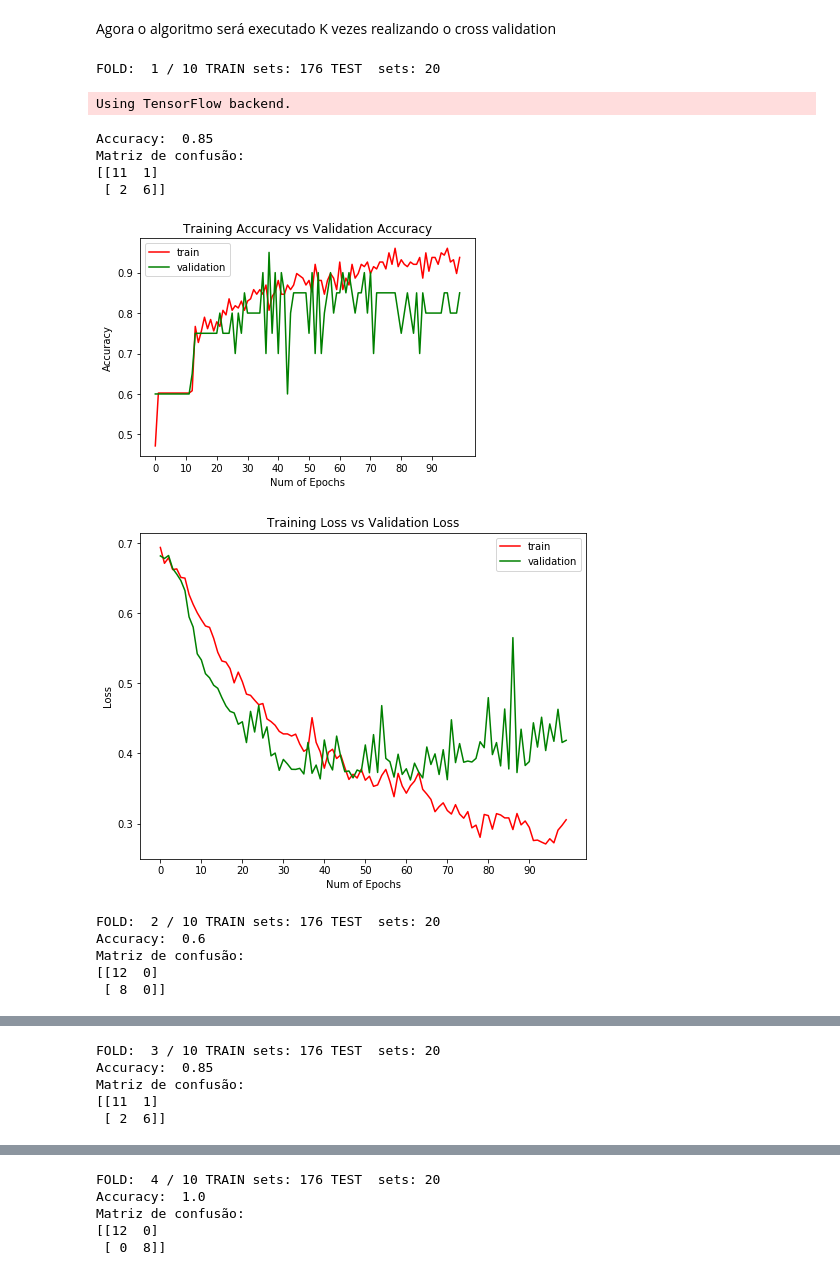
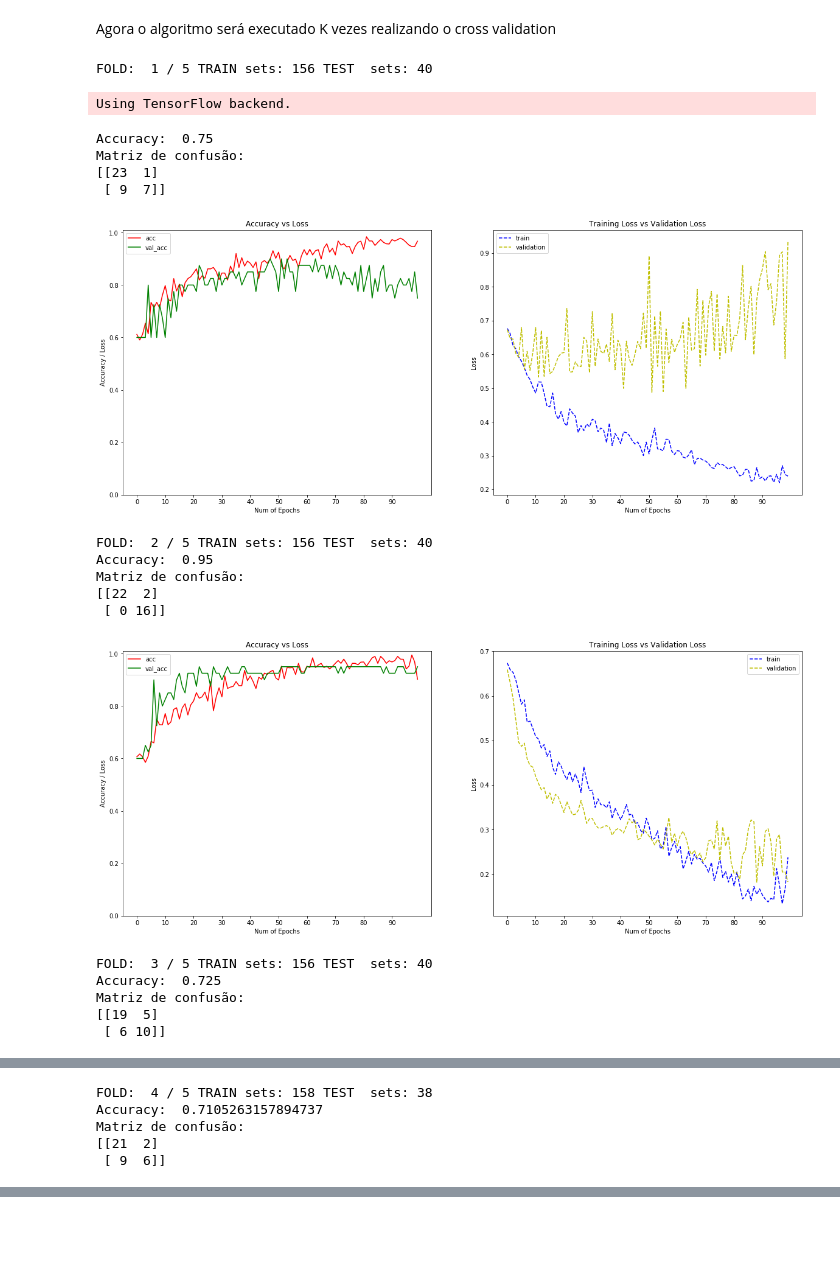
Before and after one commit to rafaelsdellama/StratifiedKFold-in-CNN-model, a Jupyter notebook: Cross validation.ipynb, the cells around one changed output, grey strips where cells are left out. Cells and saved outputs as stored; diff of their text form; code cells hidden in the pictures; blank space fills up the shorter version.

```diff
--- a/Cross validation.ipynb
+++ b/Cross validation.ipynb
@@ -76,23 +81,27 @@ def create_ImageDataGenerators(X_train, y_train, X_test, y_test):
 def plot_graphs(cnn):
     import matplotlib.pyplot as plt
     %matplotlib inline
+    plt.figure().set_size_inches(20, 8)
 
     # Accuracy vs Validation Accuracy
-    plt.figure(0)
+    plt.subplot(1, 2, 1)
+    #plt.figure(0)
     plt.plot(cnn.history['acc'],'r')
     plt.plot(cnn.history['val_acc'],'g')
     plt.xticks(np.arange(0, epochs, 10))
     plt.rcParams['figure.figsize'] = (8, 6)
     plt.xlabel("Num of Epochs")
-    plt.ylabel("Accuracy")
-    plt.title("Training Accuracy vs Validation Accuracy")
-    plt.legend(['train','validation'])
-    plt.show()
+    plt.ylabel("Accuracy / Loss")
+    plt.title("Accuracy vs Loss")
+    plt.legend(['acc','val_acc'])
+    plt.ylim(0, 1.01)
+    #plt.show()
 
     # Loss vs Validation Loss
-    plt.figure(1)
-    plt.plot(cnn.history['loss'],'r')
-    plt.plot(cnn.history['val_loss'],'g')
+    plt.subplot(1, 2, 2)
+    #plt.figure(1)
+    plt.plot(cnn.history['loss'],'b', linestyle = '--')
+    plt.plot(cnn.history['val_loss'],'y', linestyle = '--')
     plt.xticks(np.arange(0, epochs, 10))
     plt.rcParams['figure.figsize'] = (8, 6)
     plt.xlabel("Num of Epochs")
@@ -111,13 +120,13 @@ img_chanels = 3
 train_data_dir = 'dataset_personagens/training_set'
 validation_data_dir = 'dataset_personagens/test_set'
 
-nb_train_samples = 176
-nb_validation_samples = 100
+nb_train_samples = 196
+nb_validation_samples = 73
 
 epochs = 100
 batch_size = 32
 
-K = 10 # número de folds do cross validation
+K = 5 # número de folds do cross validation
 
 input_shape = (img_width, img_height, img_chanels)   # (img_width, img_height, n_chanel)
 # %% [markdown]
@@ -127,4 +136,4 @@ import numpy as np
 # %% [markdown]
 ### Leitura dos dados
 # %%
-X_treinamento, y_treinamento = read_images_from_directory(train_data_dir, input_shape)
+X_treinamento, y_treinamento, _ = read_images_from_directory(train_data_dir, input_shape)
@@ -198,43 +203,48 @@ for train_index, test_index in skf.split(X_treinamento, y_treinamento):
     y_train, y_test = y_treinamento[train_index], y_treinamento[test_index]
 
     base_treinamento, base_teste = create_ImageDataGenerators(X_train, y_train, X_test, y_test)
 
     classificador = create_network()
     classificador.compile(optimizer = 'adam', loss = 'binary_crossentropy', metrics = ['accuracy'])
 
-    cnn = classificador.fit_generator(base_treinamento, steps_per_epoch = nb_train_samples / batch_size,
+    cnn = classificador.fit_generator(base_treinamento, steps_per_epoch = nb_train_samples // batch_size,
                                 epochs = epochs, validation_data = base_teste,
-                                validation_steps = nb_validation_samples / batch_size, verbose = 0)
+                                validation_steps = nb_validation_samples // batch_size, verbose = 0)
 
     # CLassifica os dados que foram separados para o teste final do modelo.
     previsoes = classificador.predict(X_test)
     previsoes = (previsoes > 0.5) # Se a saida for > 0.5 -> classe 1 senão classe 0
 
     from sklearn.metrics import confusion_matrix, accuracy_score
     accuracy = accuracy_score(y_test, previsoes)
     matriz = confusion_matrix(y_test, previsoes)
 
     print('Accuracy: ', accuracy)
     print('Matriz de confusão:')
     print(matriz)
 
     resultados.append(accuracy)
     plot_graphs(cnn)
 
 
     #precisao = classificador.evaluate(X_test, y_test)
     #resultados.append(precisao[1])
 # %% [output]
-FOLD:  1 / 10 TRAIN sets: 176 TEST  sets: 20
+FOLD:  1 / 5 TRAIN sets: 156 TEST  sets: 40
 Using TensorFlow backend.
-Accuracy:  0.85
+Accuracy:  0.75
 Matriz de confusão:
-[[11  1]
- [ 2  6]]
+[[23  1]
+ [ 9  7]]
-[figure, old version]
+[figure, new version]
+FOLD:  2 / 5 TRAIN sets: 156 TEST  sets: 40
+Accuracy:  0.95
+Matriz de confusão:
+[[22  2]
+ [ 0 16]]
-[figure, old version]
+[figure, new version]
-FOLD:  2 / 10 TRAIN sets: 176 TEST  sets: 20
-Accuracy:  0.6
-Matriz de confusão:
-[[12  0]
- [ 8  0]]
+FOLD:  3 / 5 TRAIN sets: 156 TEST  sets: 40
+Accuracy:  0.725
+Matriz de confusão:
+[[19  5]
+ [ 6 10]]
@@ -241,0 +252,5 @@ Matriz de confusão:
+FOLD:  4 / 5 TRAIN sets: 158 TEST  sets: 38
+Accuracy:  0.7105263157894737
+Matriz de confusão:
+[[21  2]
+ [ 9  6]]
@@ -243,5 +257,0 @@ Matriz de confusão:
-FOLD:  3 / 10 TRAIN sets: 176 TEST  sets: 20
-Accuracy:  0.85
-Matriz de confusão:
-[[11  1]
- [ 2  6]]
@@ -250,5 +263,0 @@ Matriz de confusão:
-FOLD:  4 / 10 TRAIN sets: 176 TEST  sets: 20
-Accuracy:  1.0
-Matriz de confusão:
-[[12  0]
- [ 0  8]]
```
Also changed, not shown: parts of 13 cells of this notebook, 1 other file.
